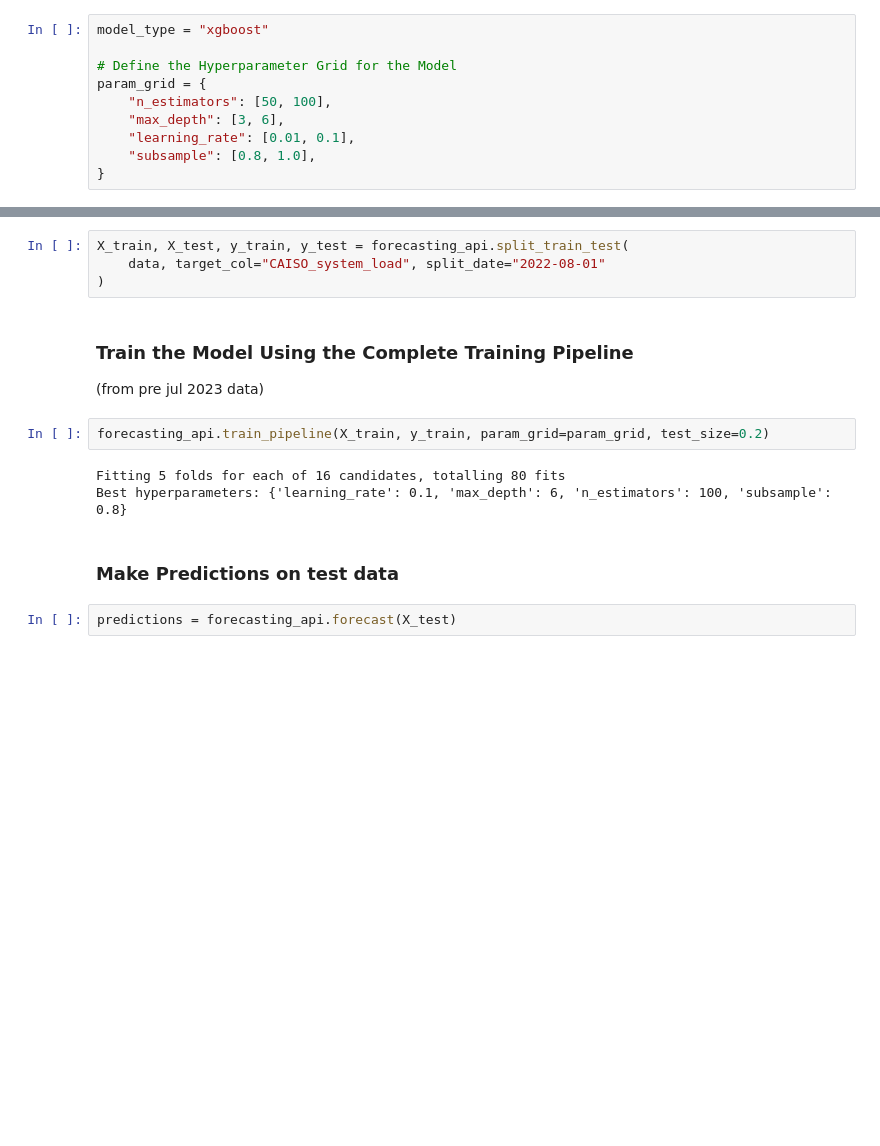
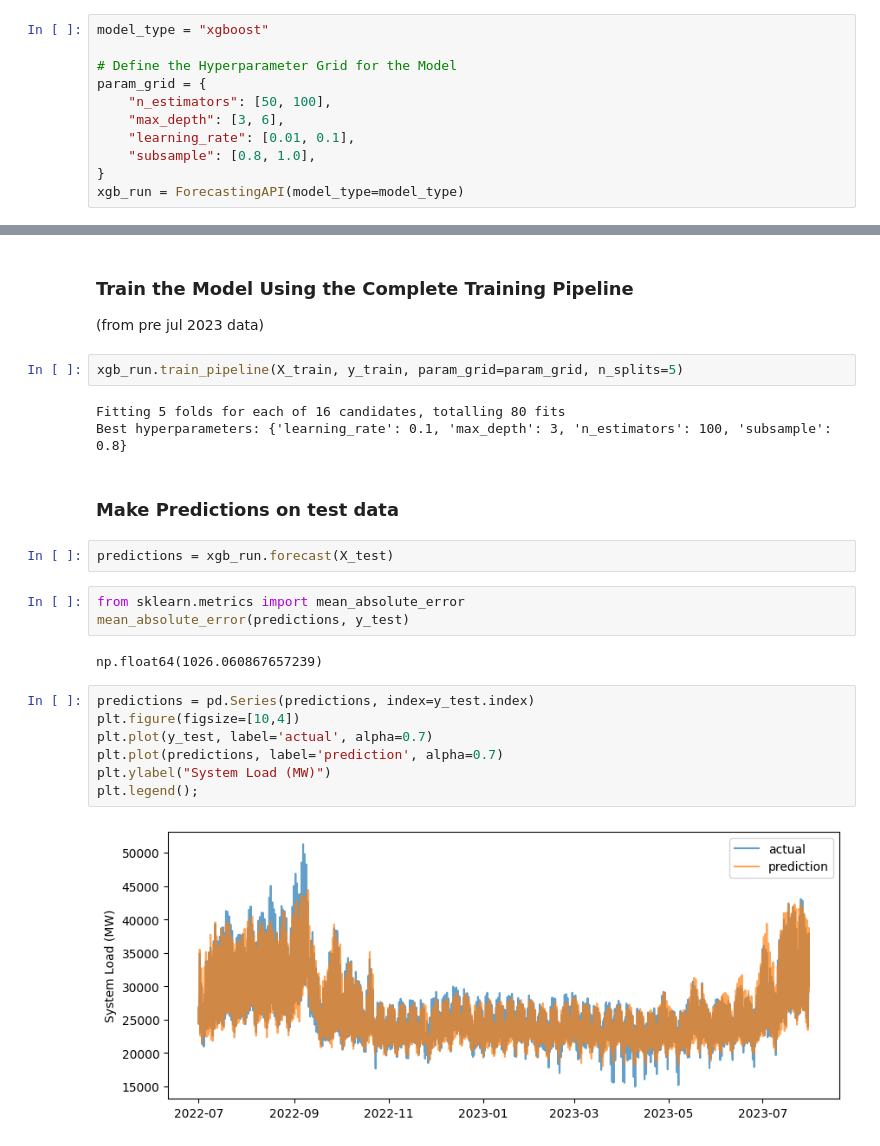
Before and after one commit to cshono/load-forecast, a Jupyter notebook: examples/example.ipynb, the cells around one changed output, grey strips where cells are left out. Cells and saved outputs as stored; diff of their text form; blank space fills up the shorter version.

```diff
--- a/examples/example.ipynb
+++ b/examples/example.ipynb
@@ -31,3 +64,4 @@ param_grid = {
     "learning_rate": [0.01, 0.1],
     "subsample": [0.8, 1.0],
 }
+xgb_run = ForecastingAPI(model_type=model_type)
@@ -43,18 +68,28 @@ Split off the final month (jul 2023) for test
-# %%
-X_train, X_test, y_train, y_test = forecasting_api.split_train_test(
-    data, target_col="CAISO_system_load", split_date="2022-08-01"
-)
 # %% [markdown]
 ### Train the Model Using the Complete Training Pipeline
 (from pre jul 2023 data)
 # %%
-forecasting_api.train_pipeline(X_train, y_train, param_grid=param_grid, test_size=0.2)
+xgb_run.train_pipeline(X_train, y_train, param_grid=param_grid, n_splits=5)
 # %% [output]
 Fitting 5 folds for each of 16 candidates, totalling 80 fits
-Best hyperparameters: {'learning_rate': 0.1, 'max_depth': 6, 'n_estimators': 100, 'subsample': 0.8}
+Best hyperparameters: {'learning_rate': 0.1, 'max_depth': 3, 'n_estimators': 100, 'subsample': 0.8}
 # %% [markdown]
 ### Make Predictions on test data
 # %%
-predictions = forecasting_api.forecast(X_test)
+predictions = xgb_run.forecast(X_test)
+# %%
+from sklearn.metrics import mean_absolute_error
+mean_absolute_error(predictions, y_test)
+# %% [output]
+np.float64(1026.060867657239)
+# %%
+predictions = pd.Series(predictions, index=y_test.index)
+plt.figure(figsize=[10,4])
+plt.plot(y_test, label='actual', alpha=0.7)
+plt.plot(predictions, label='prediction', alpha=0.7)
+plt.ylabel("System Load (MW)")
+plt.legend();
+# %% [output]
+[figure, added]
 # %% [markdown]
 ### Run Backtesting
```
Also changed, not shown: parts of 15 cells of this notebook, 11 other files.
